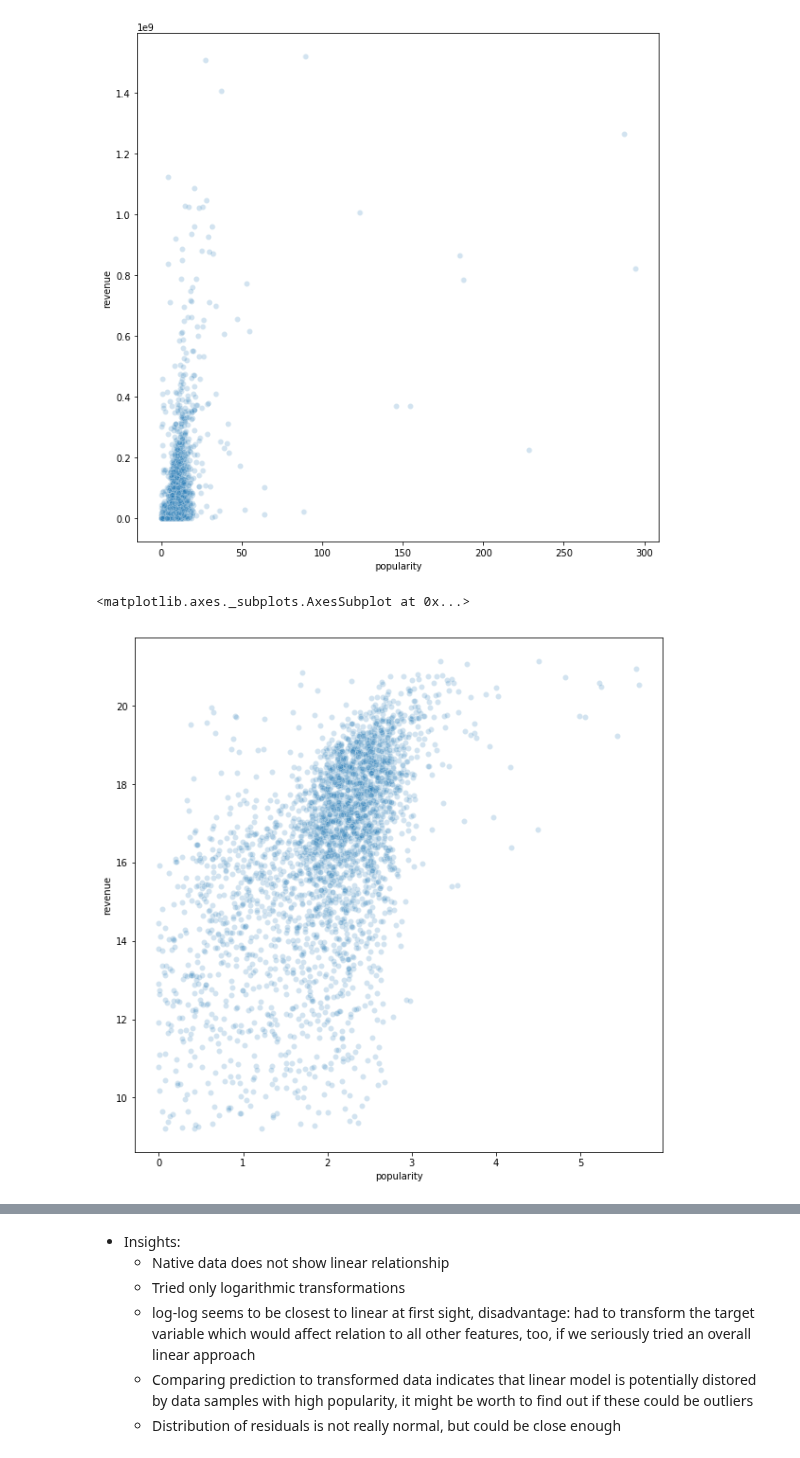
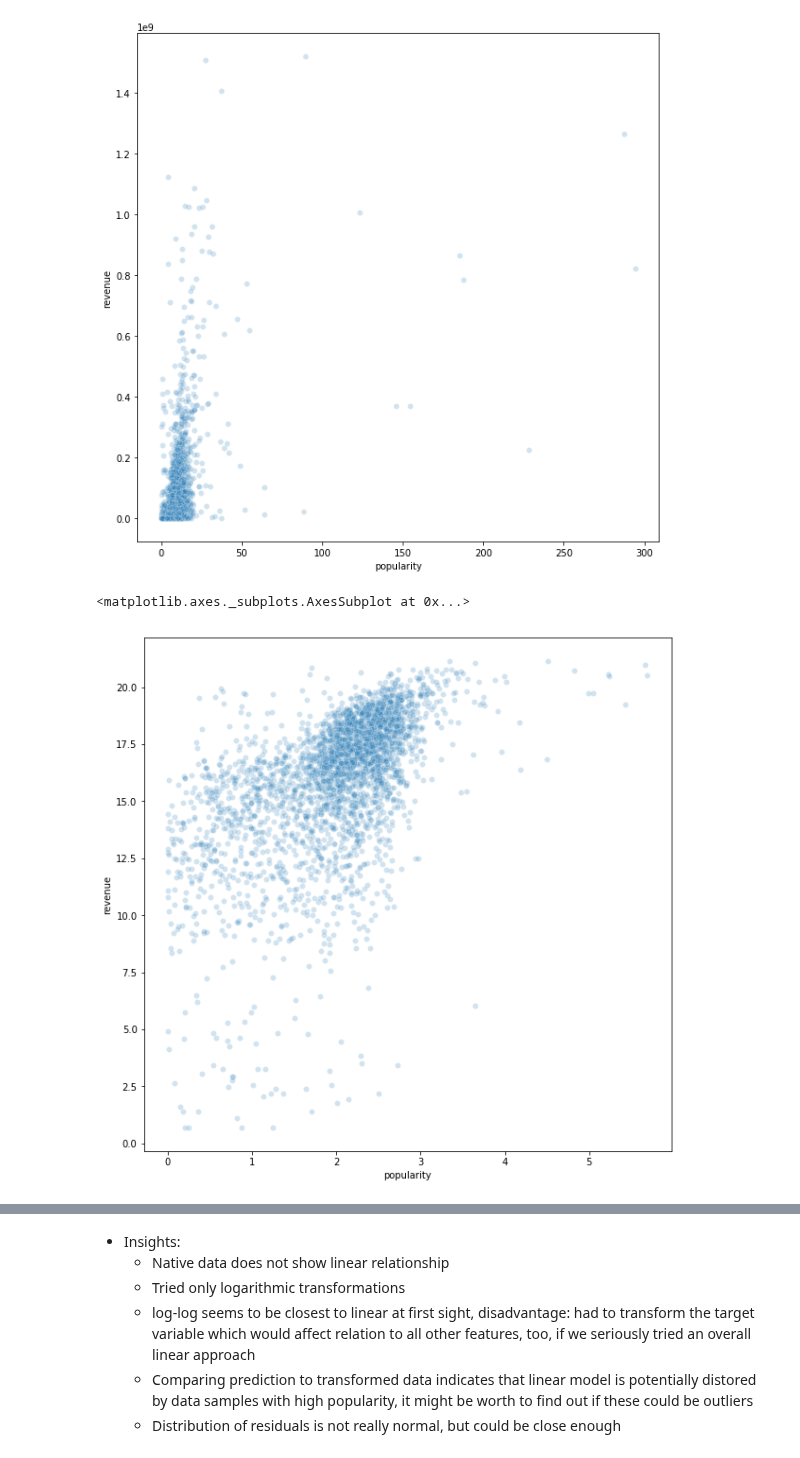
Before and after one commit to Cruzzor/BoxOffice, a Jupyter notebook: exploration_wiebke.ipynb, the cells around one changed output, grey strips where cells are left out. Saved outputs shown, nothing was run; the diff lists cells and outputs as text; code cells hidden in the pictures.

```diff
--- a/exploration_wiebke.ipynb
+++ b/exploration_wiebke.ipynb
@@ -87,12 +86,12 @@ sns.scatterplot(x='popularity', y='revenue', data=data_cleaned, alpha=0.2)
 <matplotlib.axes._subplots.AxesSubplot at 0x...>
 [figure]
 # %%
-# playing around with logarithms, closest to linear seems log1p(popularity) vs log(revenue)
+# playing around with logarithms, closest to linear seems log1p(popularity) vs log1p(revenue)
 plt.figure(figsize=(10,10))
-sns.scatterplot(x=np.log1p(data_cleaned.popularity), y=np.log(data_cleaned.revenue), alpha=0.2)
+sns.scatterplot(x=np.log1p(data.popularity), y=np.log1p(data.revenue), alpha=0.2)
 # %% [output]
 <matplotlib.axes._subplots.AxesSubplot at 0x...>
-[figure, old version]
+[figure, new version]
 # %%
 # identify linear model for log1p-log relationsship
 linModel = LinearRegression()
```
Also changed, not shown: parts of 17 cells of this notebook.
